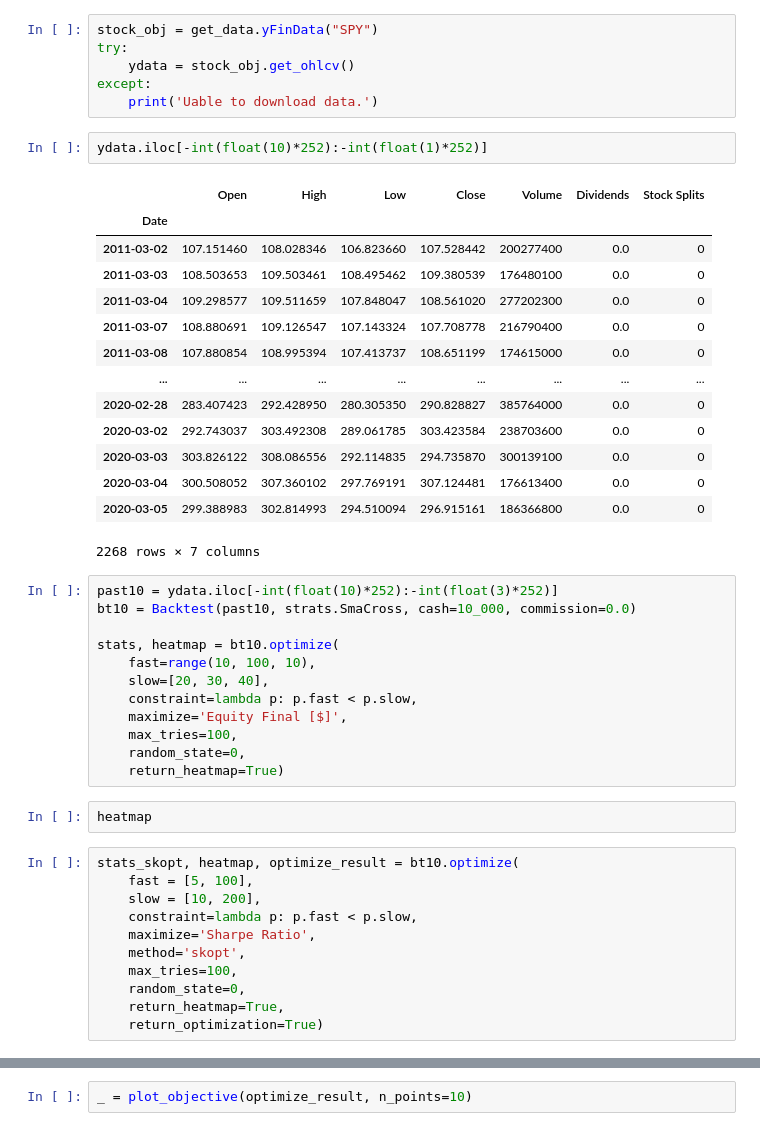
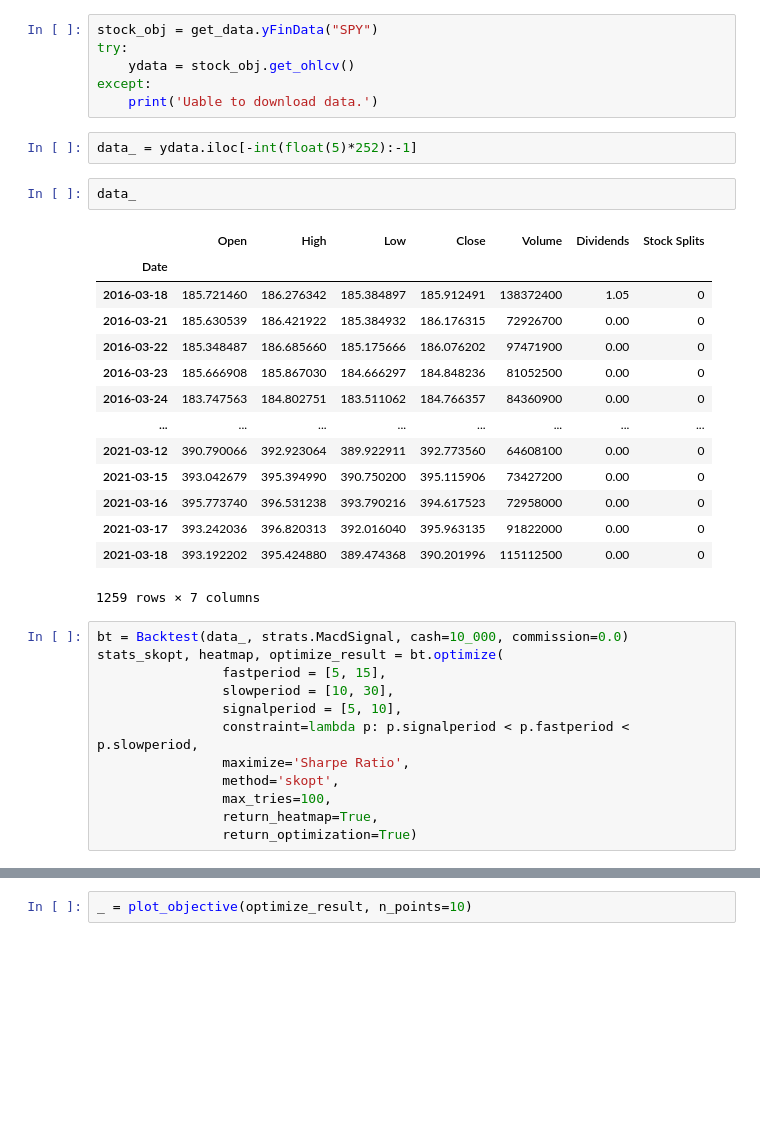
Before and after one commit to evelynyou/capstone_indicators, a Jupyter notebook: productionize.ipynb, the cells around one changed output, grey strips where cells are left out. Drawn from its saved outputs; the diff is of its cells as text; blank space fills up the shorter version.

```diff
--- a/productionize.ipynb
+++ b/productionize.ipynb
@@ -35,44 +39,33 @@ try:
 except:
     print('Uable to download data.')
 # %%
-ydata.iloc[-int(float(10)*252):-int(float(1)*252)]
+data_ = ydata.iloc[-int(float(5)*252):-1]
-# %% [output]
-|  | Open | High | Low | Close | Volume | Dividends | Stock Splits |
-| Date |  |  |  |  |  |  |  |
-| 2011-03-02 | 107.151460 | 108.028346 | 106.823660 | 107.528442 | 200277400 | 0.0 | 0 |
-| 2011-03-03 | 108.503653 | 109.503461 | 108.495462 | 109.380539 | 176480100 | 0.0 | 0 |
-| 2011-03-04 | 109.298577 | 109.511659 | 107.848047 | 108.561020 | 277202300 | 0.0 | 0 |
-| 2011-03-07 | 108.880691 | 109.126547 | 107.143324 | 107.708778 | 216790400 | 0.0 | 0 |
-| 2011-03-08 | 107.880854 | 108.995394 | 107.413737 | 108.651199 | 174615000 | 0.0 | 0 |
-| ... | ... | ... | ... | ... | ... | ... | ... |
-| 2020-02-28 | 283.407423 | 292.428950 | 280.305350 | 290.828827 | 385764000 | 0.0 | 0 |
-| 2020-03-02 | 292.743037 | 303.492308 | 289.061785 | 303.423584 | 238703600 | 0.0 | 0 |
-| 2020-03-03 | 303.826122 | 308.086556 | 292.114835 | 294.735870 | 300139100 | 0.0 | 0 |
-| 2020-03-04 | 300.508052 | 307.360102 | 297.769191 | 307.124481 | 176613400 | 0.0 | 0 |
-| 2020-03-05 | 299.388983 | 302.814993 | 294.510094 | 296.915161 | 186366800 | 0.0 | 0 |
-2268 rows × 7 columns
-# %%
-past10 = ydata.iloc[-int(float(10)*252):-int(float(3)*252)]
-bt10 = Backtest(past10, strats.SmaCross, cash=10_000, commission=0.0)
-
-stats, heatmap = bt10.optimize(
-    fast=range(10, 100, 10),
-    slow=[20, 30, 40],
-    constraint=lambda p: p.fast < p.slow,
-    maximize='Equity Final [$]',
-    max_tries=100,
-    random_state=0,
-    return_heatmap=True)
-# %%
-heatmap
+# %%
+data_
+# %% [output]
+|  | Open | High | Low | Close | Volume | Dividends | Stock Splits |
+| Date |  |  |  |  |  |  |  |
+| 2016-03-18 | 185.721460 | 186.276342 | 185.384897 | 185.912491 | 138372400 | 1.05 | 0 |
+| 2016-03-21 | 185.630539 | 186.421922 | 185.384932 | 186.176315 | 72926700 | 0.00 | 0 |
+| 2016-03-22 | 185.348487 | 186.685660 | 185.175666 | 186.076202 | 97471900 | 0.00 | 0 |
+| 2016-03-23 | 185.666908 | 185.867030 | 184.666297 | 184.848236 | 81052500 | 0.00 | 0 |
+| 2016-03-24 | 183.747563 | 184.802751 | 183.511062 | 184.766357 | 84360900 | 0.00 | 0 |
+| ... | ... | ... | ... | ... | ... | ... | ... |
+| 2021-03-12 | 390.790066 | 392.923064 | 389.922911 | 392.773560 | 64608100 | 0.00 | 0 |
+| 2021-03-15 | 393.042679 | 395.394990 | 390.750200 | 395.115906 | 73427200 | 0.00 | 0 |
+| 2021-03-16 | 395.773740 | 396.531238 | 393.790216 | 394.617523 | 72958000 | 0.00 | 0 |
+| 2021-03-17 | 393.242036 | 396.820313 | 392.016040 | 395.963135 | 91822000 | 0.00 | 0 |
+| 2021-03-18 | 393.192202 | 395.424880 | 389.474368 | 390.201996 | 115112500 | 0.00 | 0 |
+1259 rows × 7 columns
 # %%
-stats_skopt, heatmap, optimize_result = bt10.optimize(
-    fast = [5, 100],
-    slow = [10, 200],
-    constraint=lambda p: p.fast < p.slow,
-    maximize='Sharpe Ratio',
-    method='skopt',
-    max_tries=100,
-    random_state=0,
-    return_heatmap=True,
-    return_optimization=True)
+bt = Backtest(data_, strats.MacdSignal, cash=10_000, commission=0.0)
+stats_skopt, heatmap, optimize_result = bt.optimize(
+                fastperiod = [5, 15],
+                slowperiod = [10, 30],
+                signalperiod = [5, 10],
+                constraint=lambda p: p.signalperiod < p.fastperiod < p.slowperiod,
+                maximize='Sharpe Ratio',
+                method='skopt',
+                max_tries=100,
+                return_heatmap=True,
+                return_optimization=True)
```
Also changed, not shown: parts of 21 cells of this notebook, 1 other file.
